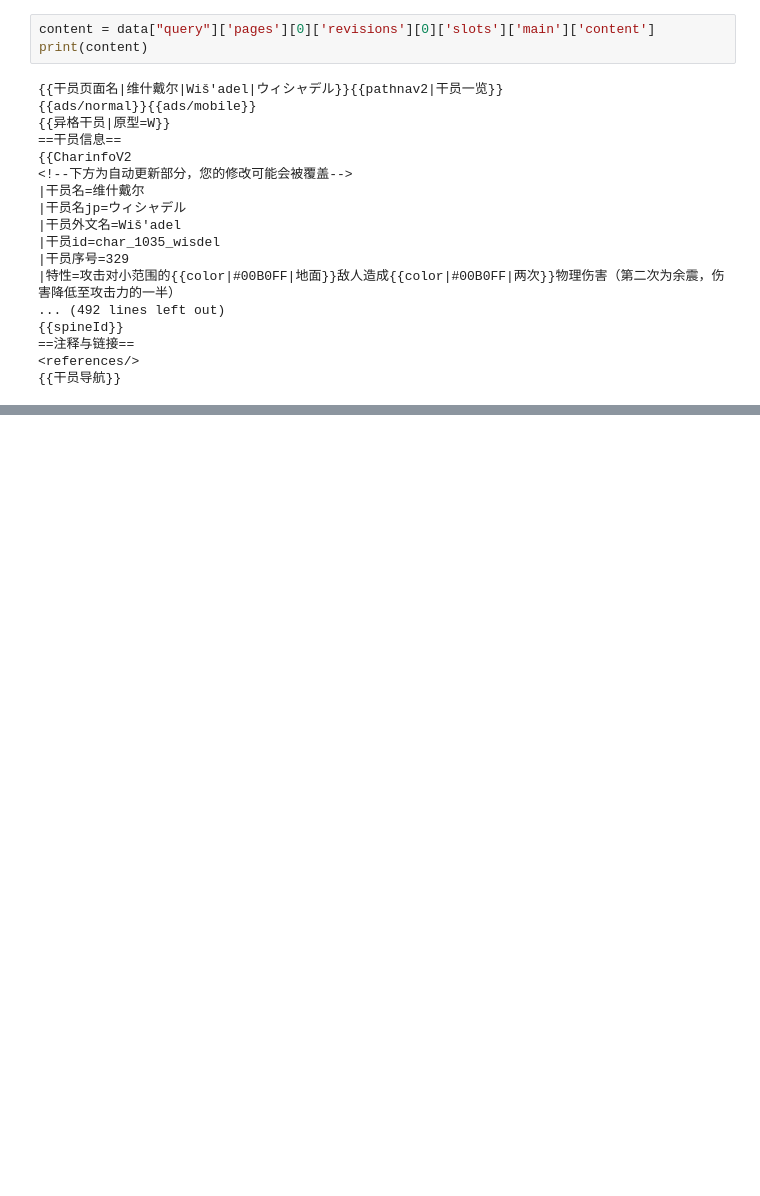
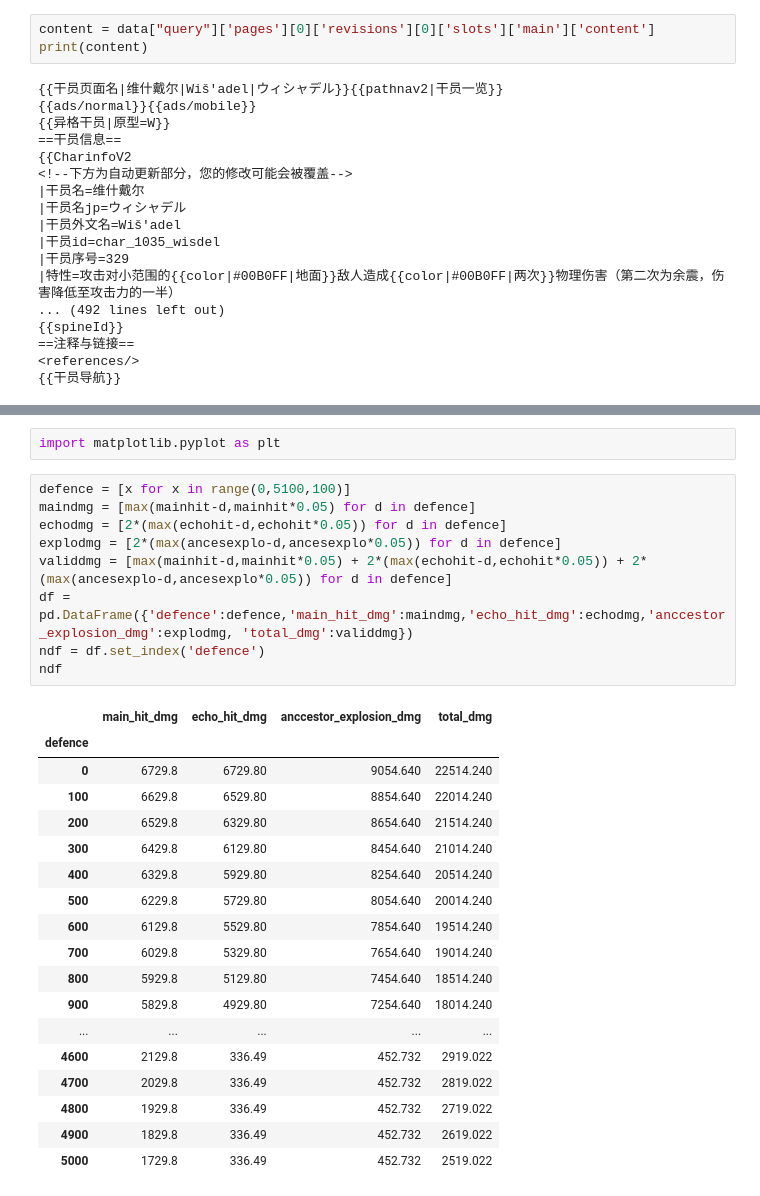
Before and after one commit to Tenxis/Test-Data-Extract-Arknights, a Jupyter notebook: operatordpsanalysis.ipynb, the cells around one changed output, grey strips where cells are left out. Saved outputs shown, nothing was run; the diff lists cells and outputs as text; blank space fills up the shorter version.

```diff
--- a/operatordpsanalysis.ipynb
+++ b/operatordpsanalysis.ipynb
@@ -157,0 +185,30 @@ modatk
+# %%
+import matplotlib.pyplot as plt
+# %%
+defence = [x for x in range(0,5100,100)]
+maindmg = [max(mainhit-d,mainhit*0.05) for d in defence]
+echodmg = [2*(max(echohit-d,echohit*0.05)) for d in defence]
+explodmg = [2*(max(ancesexplo-d,ancesexplo*0.05)) for d in defence]
+validdmg = [max(mainhit-d,mainhit*0.05) + 2*(max(echohit-d,echohit*0.05)) + 2*(max(ancesexplo-d,ancesexplo*0.05)) for d in defence]
+df = pd.DataFrame({'defence':defence,'main_hit_dmg':maindmg,'echo_hit_dmg':echodmg,'anccestor_explosion_dmg':explodmg, 'total_dmg':validdmg})
+ndf = df.set_index('defence')
+ndf
+# %% [output]
+|  | main_hit_dmg | echo_hit_dmg | anccestor_explosion_dmg | total_dmg |
+| defence |  |  |  |  |
+| 0 | 6729.8 | 6729.80 | 9054.640 | 22514.240 |
+| 100 | 6629.8 | 6529.80 | 8854.640 | 22014.240 |
+| 200 | 6529.8 | 6329.80 | 8654.640 | 21514.240 |
+| 300 | 6429.8 | 6129.80 | 8454.640 | 21014.240 |
+| 400 | 6329.8 | 5929.80 | 8254.640 | 20514.240 |
+| 500 | 6229.8 | 5729.80 | 8054.640 | 20014.240 |
+| 600 | 6129.8 | 5529.80 | 7854.640 | 19514.240 |
+| 700 | 6029.8 | 5329.80 | 7654.640 | 19014.240 |
+| 800 | 5929.8 | 5129.80 | 7454.640 | 18514.240 |
+| 900 | 5829.8 | 4929.80 | 7254.640 | 18014.240 |
+| ... | ... | ... | ... | ... |
+| 4600 | 2129.8 | 336.49 | 452.732 | 2919.022 |
+| 4700 | 2029.8 | 336.49 | 452.732 | 2819.022 |
+| 4800 | 1929.8 | 336.49 | 452.732 | 2719.022 |
+| 4900 | 1829.8 | 336.49 | 452.732 | 2619.022 |
+| 5000 | 1729.8 | 336.49 | 452.732 | 2519.022 |
```
Also changed, not shown: parts of 10 cells of this notebook.
